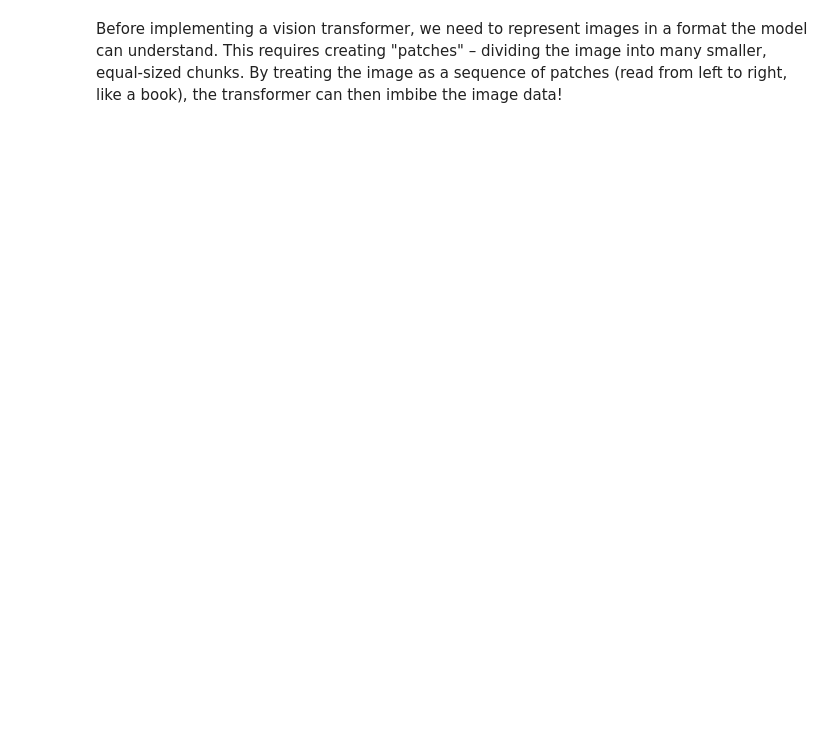
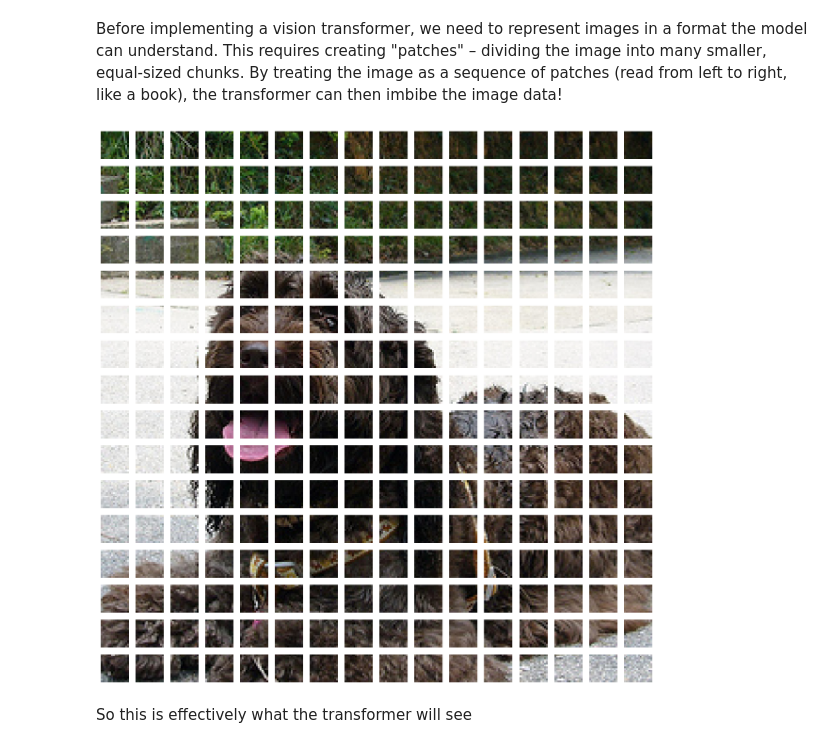
Before and after one commit to BjarniHaukur/minimal-ml, a Jupyter notebook: vision_transformer.ipynb, the cells around one changed output. Saved outputs shown, nothing was run; the diff lists cells and outputs as text; code cells hidden in the pictures; blank space fills up the shorter version.

```diff
--- a/vision_transformer.ipynb
+++ b/vision_transformer.ipynb
@@ -65,2 +81,24 @@ plot_imgs(imgs, fake_labels, labels, figsize=(6, 6))
 # %% [markdown]
 Before implementing a vision transformer, we need to represent images in a format the model can understand. This requires creating "patches" – dividing the image into many smaller, equal-sized chunks. By treating the image as a sequence of patches (read from left to right, like a book), the transformer can then imbibe the image data!
+# %%
+def extract_patches(imgs):
+    unbatched = False
+    if imgs.ndim == 3:
+        unbatched = True
+        imgs = imgs.unsqueeze(0)  # add batch dimension if it's not there
+
+    B, C, H, W = imgs.size()
+
+    patches = imgs.unfold(2, PATCH_SIZE, PATCH_SIZE)  # unfold along height
+    patches = patches.unfold(3, PATCH_SIZE, PATCH_SIZE)  # unfold along width
+    patches = patches.contiguous().view(B, C, -1, PATCH_SIZE, PATCH_SIZE)  # gather the different unfolds
+    patches = patches.permute(0, 2, 1, 3, 4).contiguous()  # ensure the dimensions are in the right order before flattening (otherwise they might get jumbled)
+    patches = patches.view(B, -1, C * PATCH_SIZE * PATCH_SIZE)  # flatten
+
+    return patches.squeeze() if unbatched else patches
+
+plot_imgs(list(extract_patches(imgs[1]).reshape(-1, 3, PATCH_SIZE, PATCH_SIZE)))
+# %% [output]
+[figure, added]
+# %% [markdown]
+So this is effectively what the transformer will see
```
Also changed, not shown: parts of 6 cells of this notebook, 1 other file.
